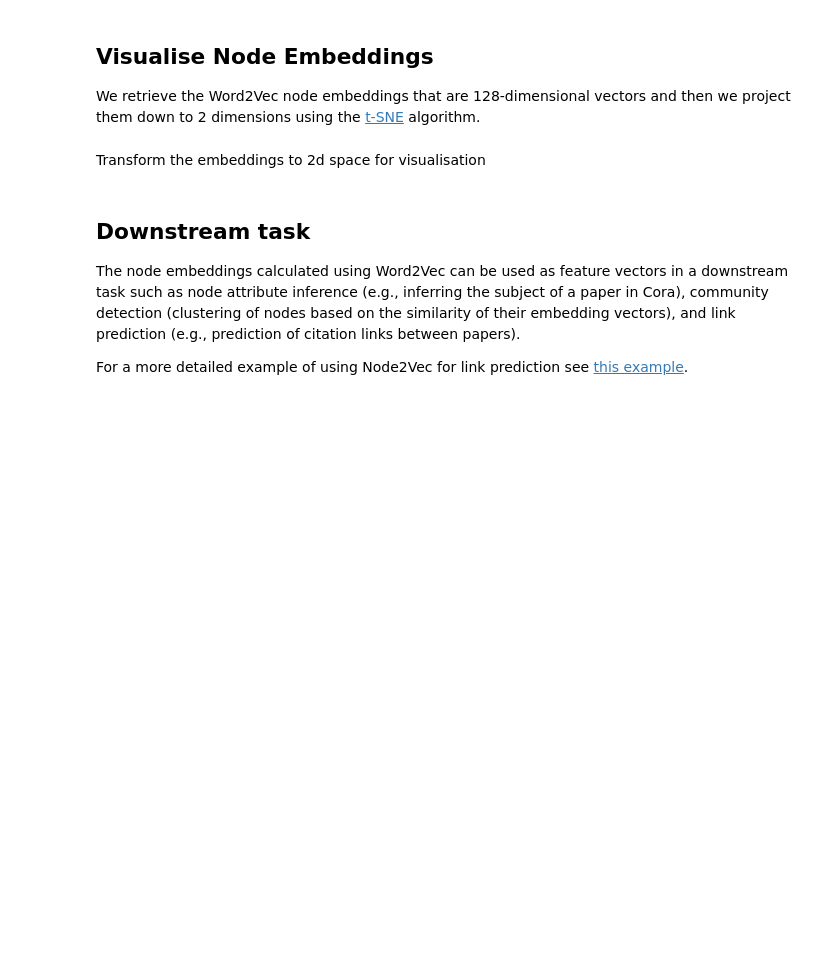
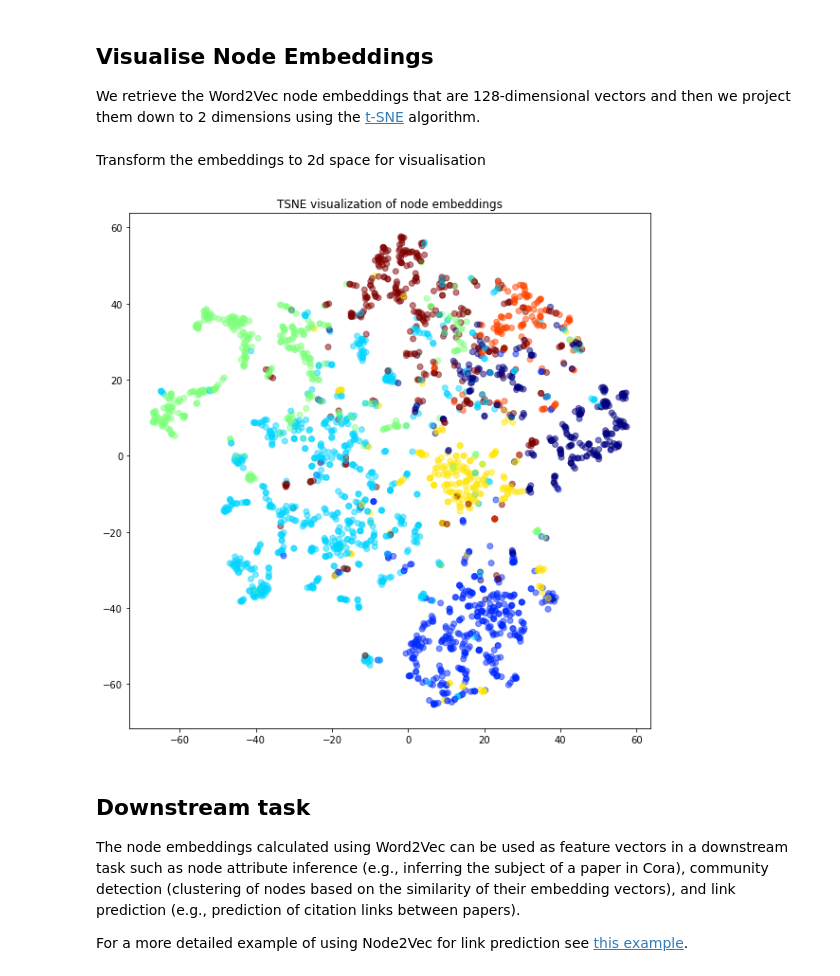
Before and after one commit to lin3372/600_graph_neural_net, a Jupyter notebook: stellargraph/embeddings/node2vec_embeddings.ipynb, the cells around one changed output. Cells and saved outputs as stored; diff of their text form; code cells hidden in the pictures; blank space fills up the shorter version.

```diff
--- a/stellargraph/embeddings/node2vec_embeddings.ipynb
+++ b/stellargraph/embeddings/node2vec_embeddings.ipynb
@@ -133,21 +157,23 @@ trans = transform(n_components=2)
 node_embeddings_2d = trans.fit_transform(node_embeddings)
 # %%
 # draw the embedding points, coloring them by the target label (paper subject)
-alpha = 0.7
+alpha = 0.5
 label_map = {l: i for i, l in enumerate(np.unique(node_targets))}
 node_colours = [label_map[target] for target in node_targets]
 
-plt.figure(figsize=(7, 7))
+plt.figure(figsize=(10, 10))
 plt.axes().set(aspect="equal")
 plt.scatter(
     node_embeddings_2d[:, 0],
     node_embeddings_2d[:, 1],
     c=node_colours,
     cmap="jet",
     alpha=alpha,
 )
 plt.title("{} visualization of node embeddings".format(transform.__name__))
 plt.show()
+# %% [output]
+[figure, added]
 # %% [markdown]
 ## Downstream task
 
```
Also changed, not shown: parts of 5 cells of this notebook.
